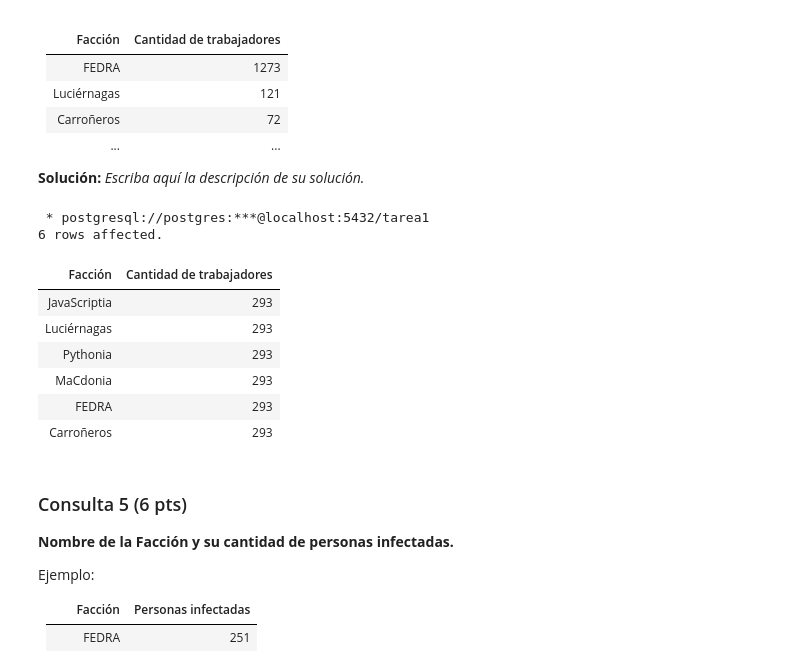
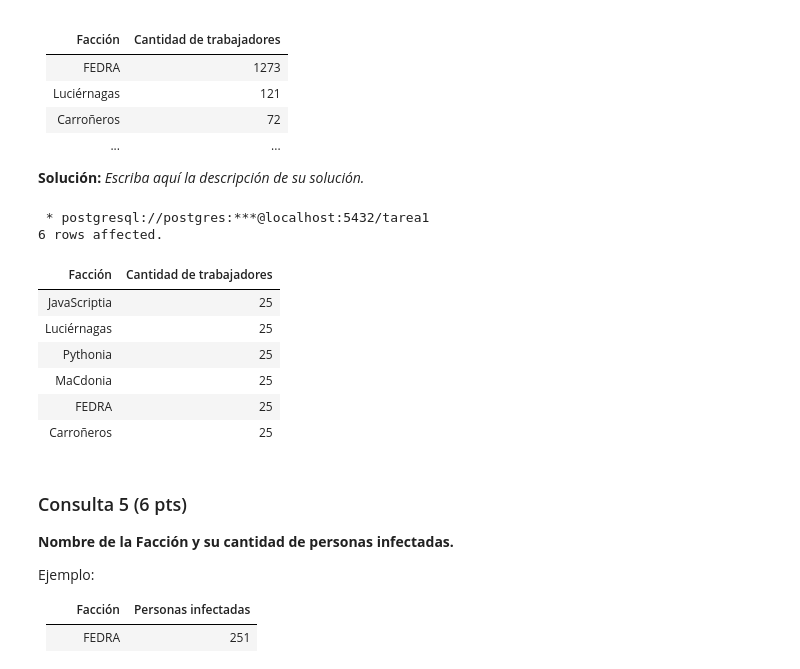
Before and after one commit to evwng/INF239_Tareas, a Jupyter notebook: Tarea-1-Grupo23/Tarea1_Grupo23.ipynb, the cells around one changed output. Cells and saved outputs as stored; diff of their text form; code cells hidden in the pictures.

```diff
--- a/Tarea-1-Grupo23/Tarea1_Grupo23.ipynb
+++ b/Tarea-1-Grupo23/Tarea1_Grupo23.ipynb
@@ -234,11 +252,11 @@ bancos = ["FedraBank S.A", "Banco Pedrito Pascal SpA", "Banco Pythonia S.A", "Ba
 # Variables.
 n_facciones = len(facciones)
 n_trabajos = len(trabajos)
-n_personas = 1000
-n_cuentas_bancarias = 120
-n_persona_pertenece_faccion = 300
-n_persona_tiene_trabajo = 300
-n_casados = 100
+n_personas = 30
+n_cuentas_bancarias = 25
+n_persona_pertenece_faccion = 27
+n_persona_tiene_trabajo = 27
+n_casados = 10
 
 # Genera personas.
 personas = []
@@ -456,21 +467,23 @@ Ejemplo:
 # %%
 %%sql
 SELECT
-    facciones.nombre "Facción", COUNT(id_persona) "Cantidad de trabajadores"
+    facciones.nombre "Facción", COUNT(persona_pertenece_faccion.id_persona) "Cantidad de trabajadores"
 FROM
     facciones, persona_pertenece_faccion
 GROUP BY
     facciones.nombre;
+#Esta mal porque solo hay 30 personas
+#Ademas hay que verificar que están activos
 # %% [output]
  * postgresql://postgres:***@localhost:5432/tarea1
 6 rows affected.
 | Facción | Cantidad de trabajadores |
-| JavaScriptia | 293 |
-| Luciérnagas | 293 |
-| Pythonia | 293 |
-| MaCdonia | 293 |
-| FEDRA | 293 |
-| Carroñeros | 293 |
+| JavaScriptia | 25 |
+| Luciérnagas | 25 |
+| Pythonia | 25 |
+| MaCdonia | 25 |
+| FEDRA | 25 |
+| Carroñeros | 25 |
 # %% [markdown]
 ### Consulta 5 (6 pts)
 **Nombre de la Facción y su cantidad de personas infectadas.**
```
Also changed, not shown: parts of 11 cells of this notebook.
